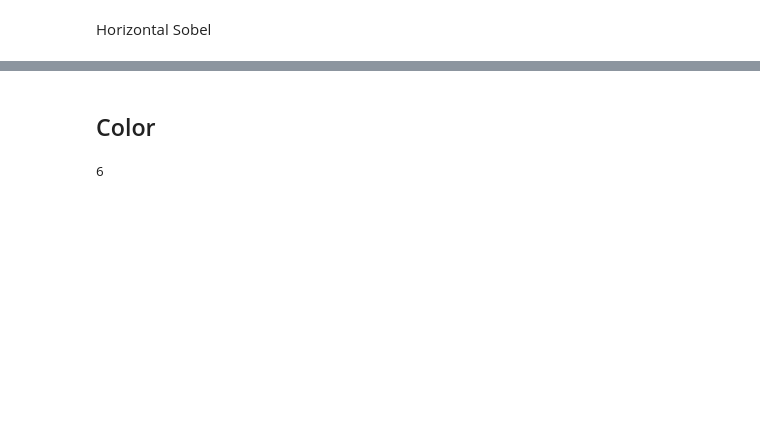
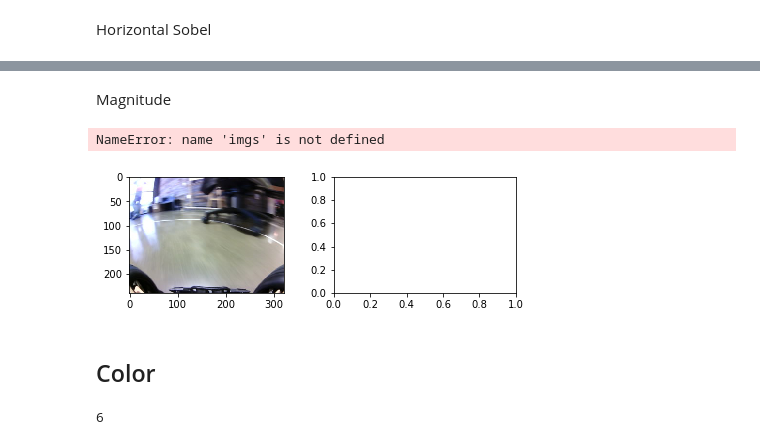
Before and after one commit to jaycode/Self-Driving-RC, a Jupyter notebook: Computer/experiments/preprocess/2. No Calibration.ipynb, the cells around one changed output, grey strips where cells are left out. Drawn from its saved outputs; the diff is of its cells as text; code cells hidden in the pictures; blank space fills up the shorter version.

```diff
--- a/Computer/experiments/preprocess/2. No Calibration.ipynb
+++ b/Computer/experiments/preprocess/2. No Calibration.ipynb
@@ -64,3 +66,32 @@ for img_path in img_paths:
+# %% [markdown]
+Magnitude
+# %%
+img_paths = glob.glob('test_images/*.jpg')
+fig = plt.figure(figsize=(15, 20))
+rows = len(img_paths)
+cols = 4
+i = 1
+
+for img_path in img_paths:
+    ax = fig.add_subplot(rows, cols, i)
+    img = cv2.imread(img_path)
+    img = cv2.cvtColor(img, cv2.COLOR_BGR2RGB)
+    plt.imshow(img)
+    i += 1
+
+    ax = fig.add_subplot(rows, cols, i)
+    img = cv2.imread(img_path)
+    img = cv2.cvtColor(img, cv2.COLOR_BGR2HSV)
+    mag = np.sqrt(np.sum(list(map(lambda img: img**2, imgs)), axis=(0)))
+    scale_factor = np.max(mag) / 255
+    mag = (mag/scale_factor).astype(np.uint8)
+    mag = mag / 255.0
+    mag = mag > 0.5
+    plt.imshow(mag[:,:,2], cmap='gray')
+    i += 1
+# %% [output]
+NameError: name 'imgs' is not defined
+[figure, added]
 # %% [markdown]
 ## Color
 # %%
```
Also changed, not shown: parts of 6 cells of this notebook, 37 other files.
